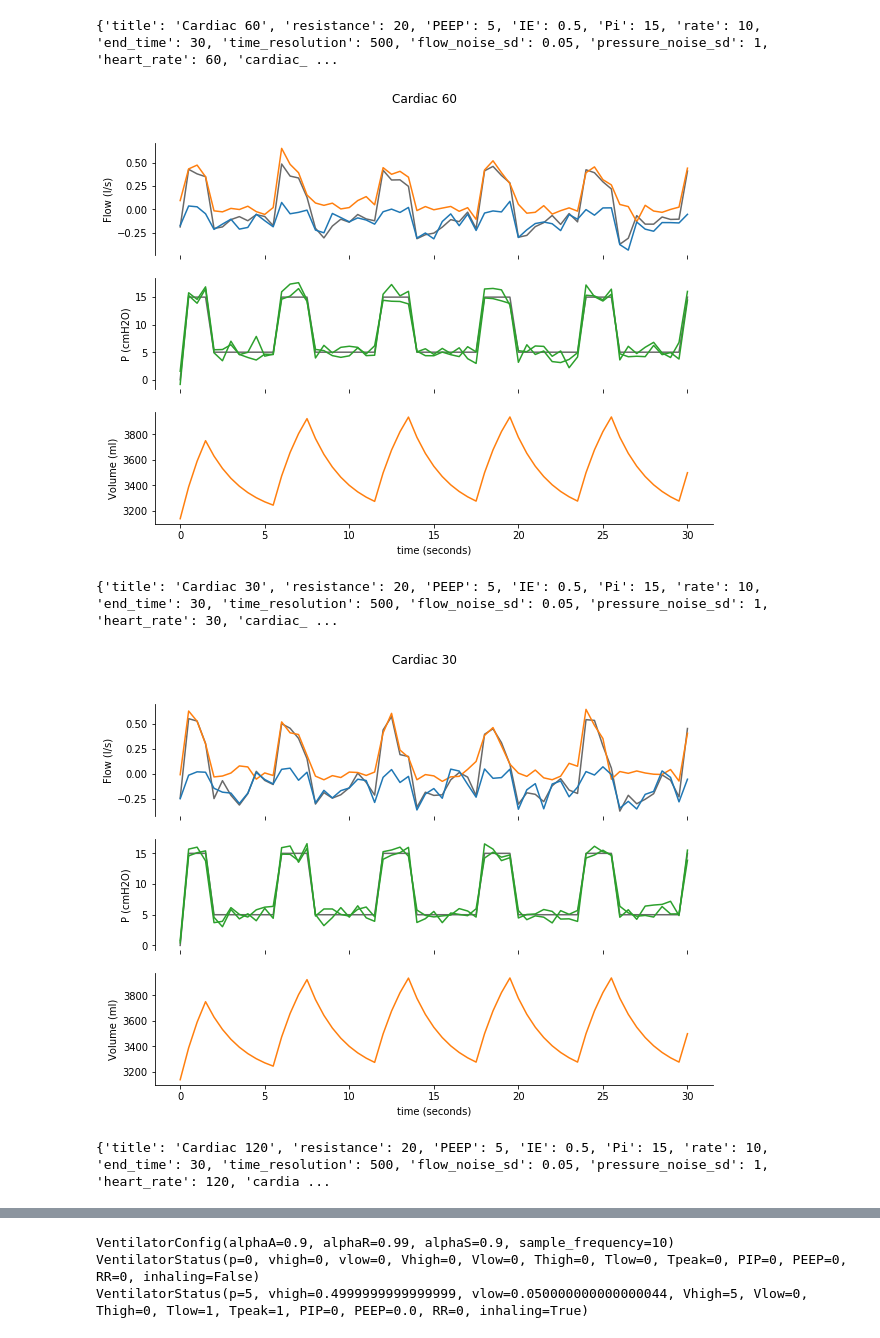
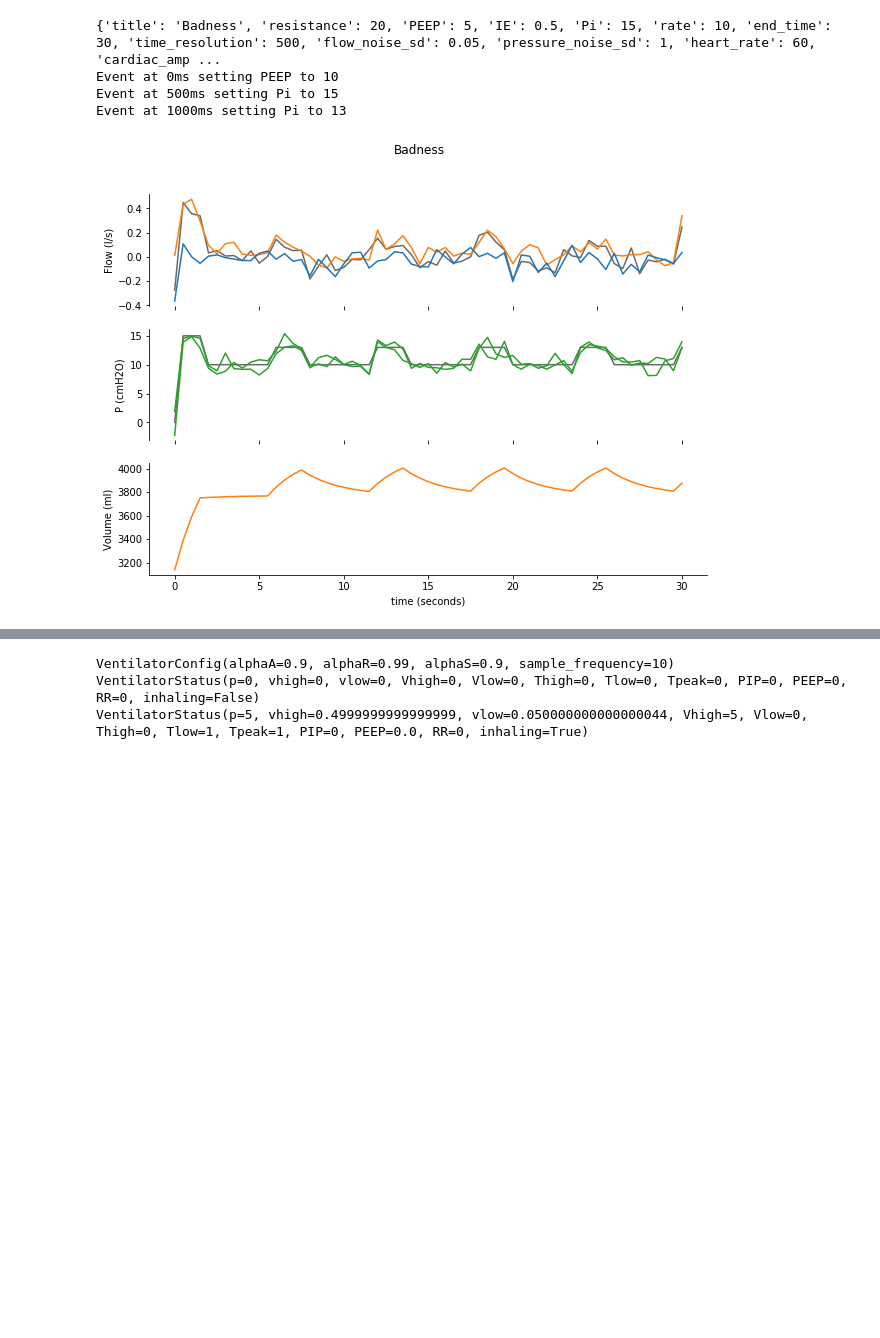
Before and after one commit to ErichBSchulz/lung, a Jupyter notebook: lung.ipynb, the cells around one changed output, grey strips where cells are left out. Saved outputs shown, nothing was run; the diff lists cells and outputs as text; code cells hidden in the pictures; blank space fills up the shorter version.

```diff
--- a/lung.ipynb
+++ b/lung.ipynb
@@ -63,7 +63,6 @@ class Ventilator:
         self.pressure_mouth = 0
         self.mode = mode
         self.Pi = Pi
-        self.mode = mode
         self.PEEP = PEEP
         self.rate = rate
         self.IE = IE
@@ -130,10 +136,7 @@ def run(patient, ventilator, start_time = 0, end_time = 20000, time_resolution =
     return df
 # %%
-def run_and_output(s):
-    print(s)
-    p = Patient(resistance=s['resistance'], pressure_mouth=s['PEEP'])
-    v = Ventilator(PEEP=s['PEEP'], rate=s['rate'], IE=s['IE'], Pi = s['Pi'])
-    pdf = run(p, v, end_time = s['end_time'] * 1000, time_resolution=s['time_resolution'])
+## take a raw simple simulation and add noise sensor readers that match the sim
+def decorate_sim(pdf, s):
     pdf['flow'] += np.random.normal(0, s['flow_noise_sd'], len(pdf))
     wave_length = s['heart_rate'] * np.pi * 2 / 60
     pdf['flow'] += np.sin(pdf['time'] * wave_length / 1000) * s['cardiac_amplitude']
@@ -141,5 +144,15 @@ def run_and_output(s):
     pdf['pressure_2'] = pdf['pressure_mouth'] + np.random.normal(0, s['pressure_noise_sd'], len(pdf)) #
     pdf['flow_i'] = pdf['flow'].clip(lower=0) + np.random.normal(0, s['flow_noise_sd'], len(pdf))
     pdf['flow_e'] = pdf['flow'].clip(upper=0) + np.random.normal(0, s['flow_noise_sd'], len(pdf))
+
+
+def run_and_output(s):
+    print(s)
+    p = Patient(resistance=s['resistance'], pressure_mouth=s['PEEP'])
+    v = Ventilator(PEEP=s['PEEP'], rate=s['rate'], IE=s['IE'], Pi = s['Pi'])
+    pdf = run(p, v,
+              end_time = s['end_time'] * 1000, time_resolution=s['time_resolution'],
+             events = s['events'])
+    decorate_sim(pdf, s)
     plots(pdf, title=s['title'])
     return pdf
@@ -146,40 +184,27 @@ def run_and_output(s):
 # %%
-base_scenario = dict(
-    title = 'Base',
-    resistance = 20,
-    PEEP = 5,
-    IE = 0.5,
-    Pi = 15,
-    rate = 10,
-    end_time = 30,
-    time_resolution = 50,
-    flow_noise_sd = 0.05,
-    pressure_noise_sd = 1,
-    heart_rate = 85,
-    cardiac_amplitude = 0.05
-)
-e= 30
-r= 500
-c= 0.1
 scenarios = [
-    dict(base_scenario, title='Cardiac 60', cardiac_amplitude = c, end_time = e, heart_rate = 60, time_resolution = r),
+    dict(base_scenario, title='Badness',
+         cardiac_amplitude = c, end_time = e, heart_rate = 60, time_resolution = r,
+         events=badness),
+]
+held_senarios = [
+    base_scenario,
     dict(base_scenario, title='Cardiac 30', cardiac_amplitude = c, end_time = e, heart_rate = 30, time_resolution = r),
     dict(base_scenario, title='Cardiac 120', cardiac_amplitude = c, end_time = e, heart_rate = 120, time_resolution = r),
-    base_scenario,
     dict(base_scenario, title='High Resistance', resistance = 80),
     dict(base_scenario, title='Low Pressure', Pi = 7),
     dict(base_scenario, title='Wimpy', PEEP = 7, Pi=10),
     dict(base_scenario, title='High Pressure', PEEP = 14),
     dict(base_scenario, title='Stuck High', PEEP = 14, Pi = 14),
     dict(base_scenario, title='Crazy fast', rate = 60),
     dict(base_scenario, title='Too slow', rate = 3),
     dict(base_scenario, title='No expiration time', rate = 12, IE = 5),
 ]
 for s in scenarios:
     run_and_output(s)
 # %% [output]
-{'title': 'Cardiac 60', 'resistance': 20, 'PEEP': 5, 'IE': 0.5, 'Pi': 15, 'rate': 10, 'end_time': 30, 'time_resolution': 500, 'flow_noise_sd': 0.05, 'pressure_noise_sd': 1, 'heart_rate': 60, 'cardiac_ ...
+{'title': 'Badness', 'resistance': 20, 'PEEP': 5, 'IE': 0.5, 'Pi': 15, 'rate': 10, 'end_time': 30, 'time_resolution': 500, 'flow_noise_sd': 0.05, 'pressure_noise_sd': 1, 'heart_rate': 60, 'cardiac_amp ...
+Event at 0ms setting PEEP to 10
+Event at 500ms setting Pi to 15
+Event at 1000ms setting Pi to 13
-[figure, old version]
+[figure, new version]
-{'title': 'Cardiac 30', 'resistance': 20, 'PEEP': 5, 'IE': 0.5, 'Pi': 15, 'rate': 10, 'end_time': 30, 'time_resolution': 500, 'flow_noise_sd': 0.05, 'pressure_noise_sd': 1, 'heart_rate': 30, 'cardiac_ ...
-[figure, removed]
-{'title': 'Cardiac 120', 'resistance': 20, 'PEEP': 5, 'IE': 0.5, 'Pi': 15, 'rate': 10, 'end_time': 30, 'time_resolution': 500, 'flow_noise_sd': 0.05, 'pressure_noise_sd': 1, 'heart_rate': 120, 'cardia ...
```
Also changed, not shown: parts of 9 cells of this notebook.
